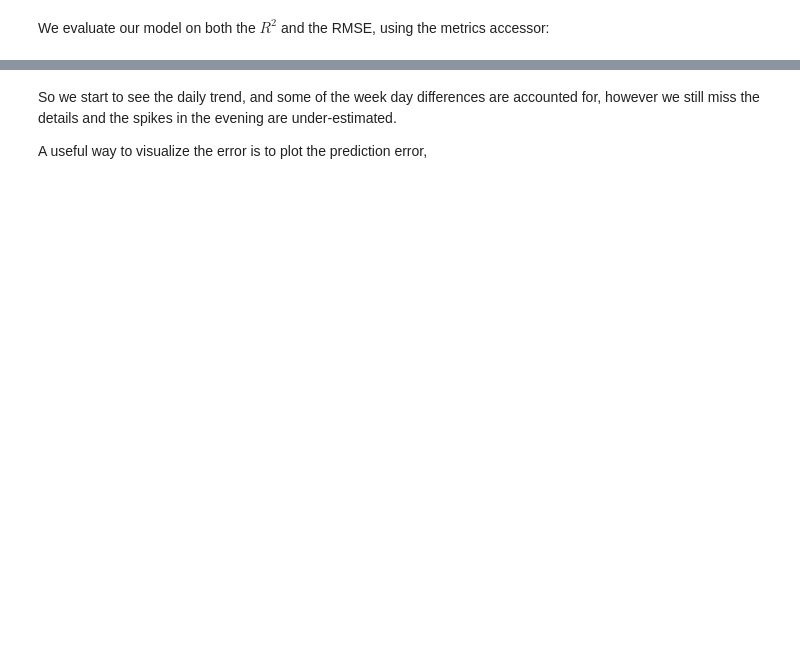
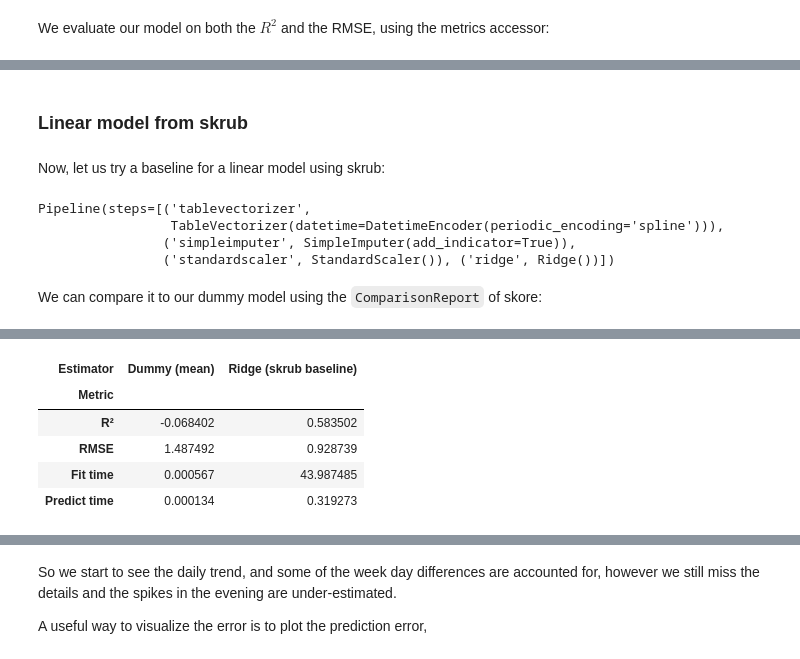
Before and after one commit to ramp-kits/bike_counters_skore, a Jupyter notebook: bike_counters_skore_starting_kit.ipynb, the cells around one changed output, grey strips where cells are left out. Cells and saved outputs as stored; diff of their text form; code cells hidden in the pictures; blank space fills up the shorter version.

```diff
--- a/bike_counters_skore_starting_kit.ipynb
+++ b/bike_counters_skore_starting_kit.ipynb
@@ -254,0 +276,35 @@ pipe_report.metrics.report_metrics(data_source="test")
+# %% [markdown]
+### Linear model from skrub
+# %% [markdown]
+Now, let us try a baseline for a linear model using skrub:
+# %%
+from skrub import tabular_learner
+from sklearn.linear_model import Ridge
+
+ridge_tab_learner = tabular_learner(Ridge())
+
+ridge_tab_report = EstimatorReport(
+    ridge_tab_learner,
+    X_train=X_train,
+    X_test=X_test,
+    y_train=y_train,
+    y_test=y_test,
+)
+ridge_tab_report.estimator_
+# %% [output]
+Pipeline(steps=[('tablevectorizer',
+                 TableVectorizer(datetime=DatetimeEncoder(periodic_encoding='spline'))),
+                ('simpleimputer', SimpleImputer(add_indicator=True)),
+                ('standardscaler', StandardScaler()), ('ridge', Ridge())])
+# %% [markdown]
+We can compare it to our dummy model using the `ComparisonReport` of skore:
+# %%
+from skore import ComparisonReport
+
+reports_to_compare = {
+    "Dummy (mean)": dummy_report,
+    "Ridge (skrub baseline)": ridge_tab_report
+}
+comparator = ComparisonReport(reports=reports_to_compare)
+comparator.metrics.report_metrics()
+# %% [output]
@@ -254,0 +313,6 @@ pipe_report.metrics.report_metrics(data_source="test")
+| Estimator | Dummy (mean) | Ridge (skrub baseline) |
+| Metric |  |  |
+| R² | -0.068402 | 0.583502 |
+| RMSE | 1.487492 | 0.928739 |
+| Fit time | 0.000567 | 43.987485 |
+| Predict time | 0.000134 | 0.319273 |
```
Also changed, not shown: parts of 77 cells of this notebook.
